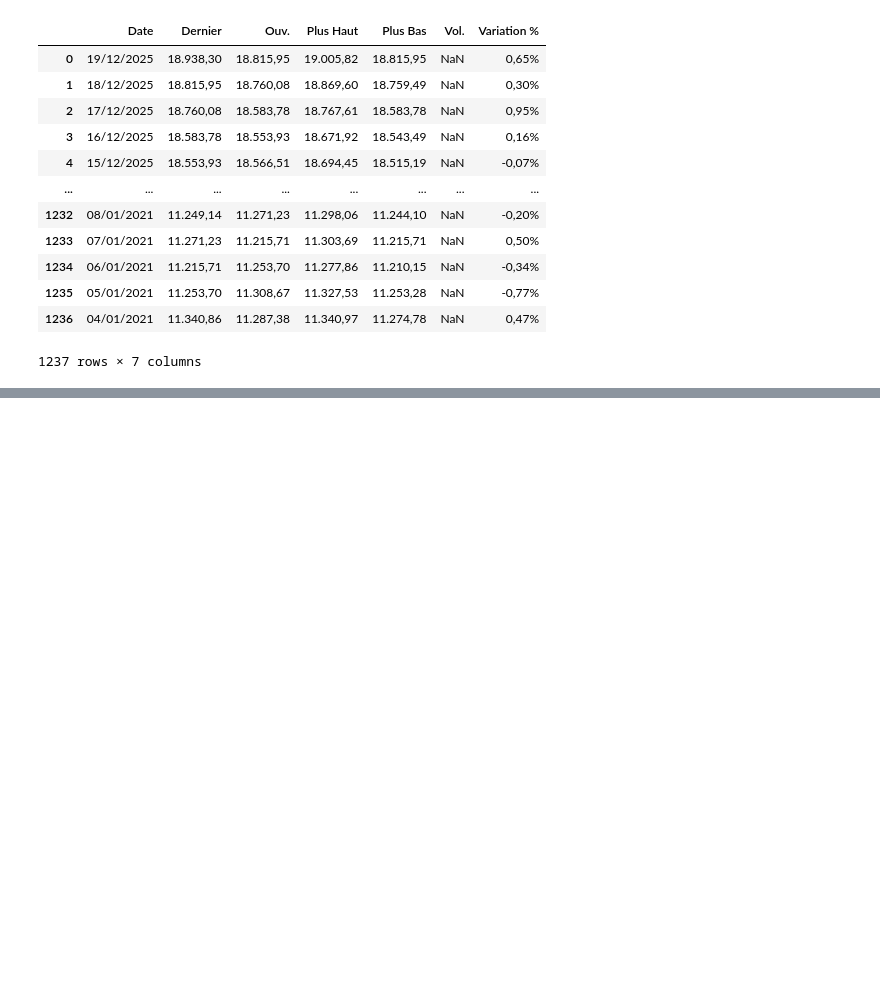
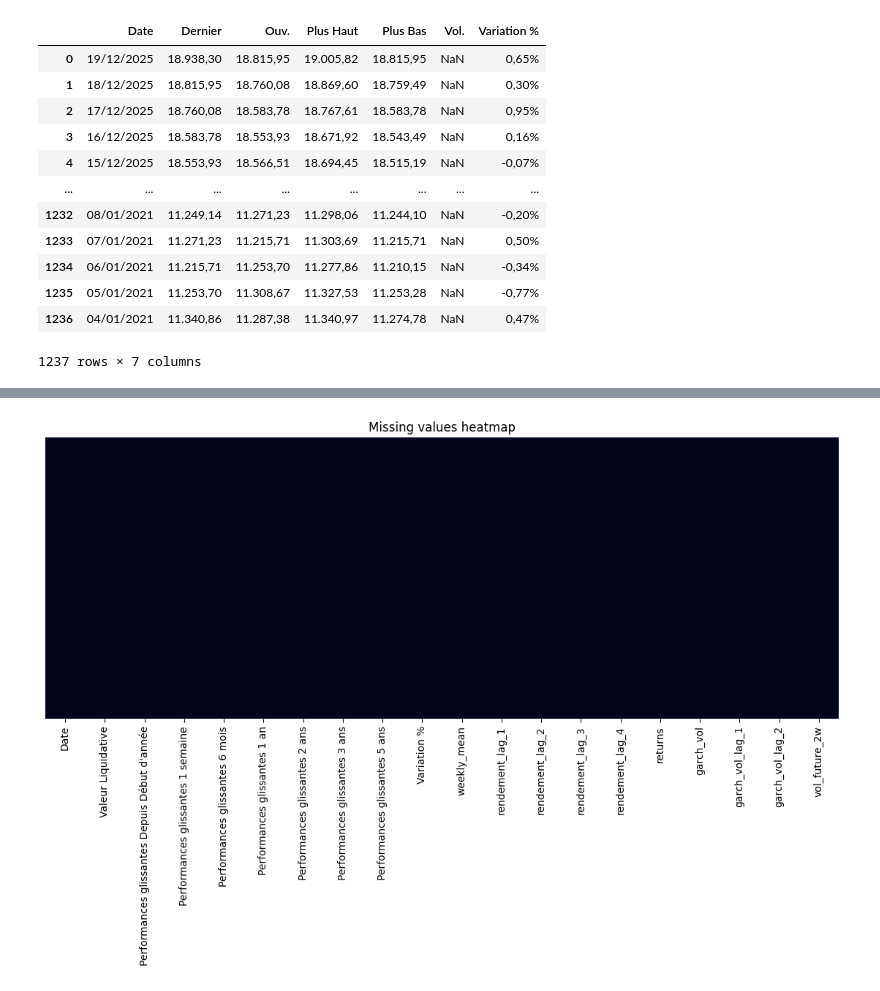
Before and after one commit to 202422/Mesure-et-gestion-du-risque-des-portefeuilles-OPCVM-l-aide-de-la-Data-Science, a Jupyter notebook: dataset_building/dataset_cleaning.ipynb, the cells around one changed output, grey strips where cells are left out. Saved outputs shown, nothing was run; the diff lists cells and outputs as text; code cells hidden in the pictures; blank space fills up the shorter version.

Commit message:
built the ML model to forcast volatility

```diff
--- a/dataset_building/dataset_cleaning.ipynb
+++ b/dataset_building/dataset_cleaning.ipynb
@@ -95,0 +381,4 @@ df_filtered
+# %%
+# Conditional volatility (σ_t)
+df_lagged.loc[returns.index, 'garch_vol'] = garch_result.conditional_volatility
+df_lagged
@@ -95,0 +399,4 @@ df_filtered
+# %%
+df_lagged['garch_vol_lag_1'] = df_lagged['garch_vol'].shift(1)
+df_lagged['garch_vol_lag_2'] = df_lagged['garch_vol'].shift(2)
+df_lagged
@@ -95,0 +417,7 @@ df_filtered
+# %%
+# Compute future squared returns
+future_sq_returns = returns.shift(-1)**2 + returns.shift(-2)**2
+
+# Compute 2-week future volatility
+df_lagged['vol_future_2w'] = np.sqrt(future_sq_returns / 2)
+df_lagged
@@ -95,0 +458,3 @@ df_filtered
+# %%
+df_lagged.dropna(inplace = True)
+df_lagged.isna().sum()
@@ -95,0 +479,11 @@ df_filtered
+# %%
+plt.figure(figsize=(14, 5))
+sns.heatmap(
+    df_lagged.isna(),
+    yticklabels=False,
+    cbar=False
+)
+plt.title("Missing values heatmap")
+plt.show()
+# %% [output]
+[figure, added]
```
Also changed, not shown: parts of 76 cells of this notebook, 7 other files.
